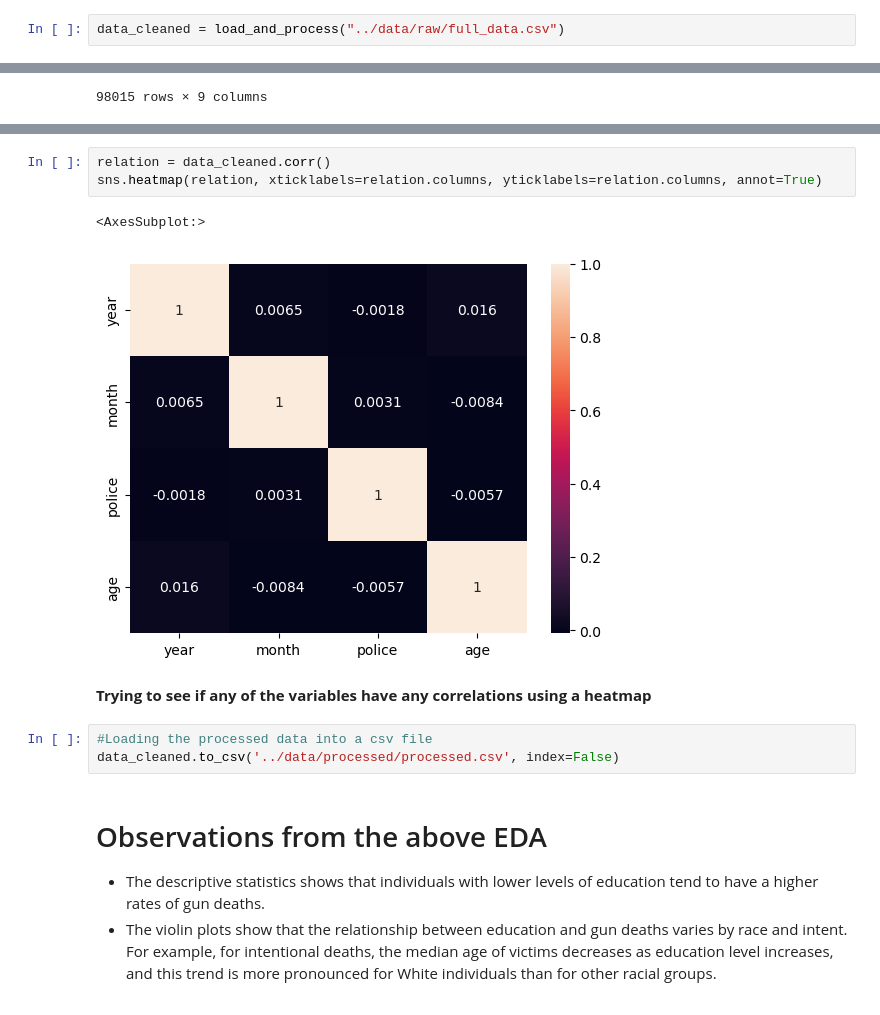
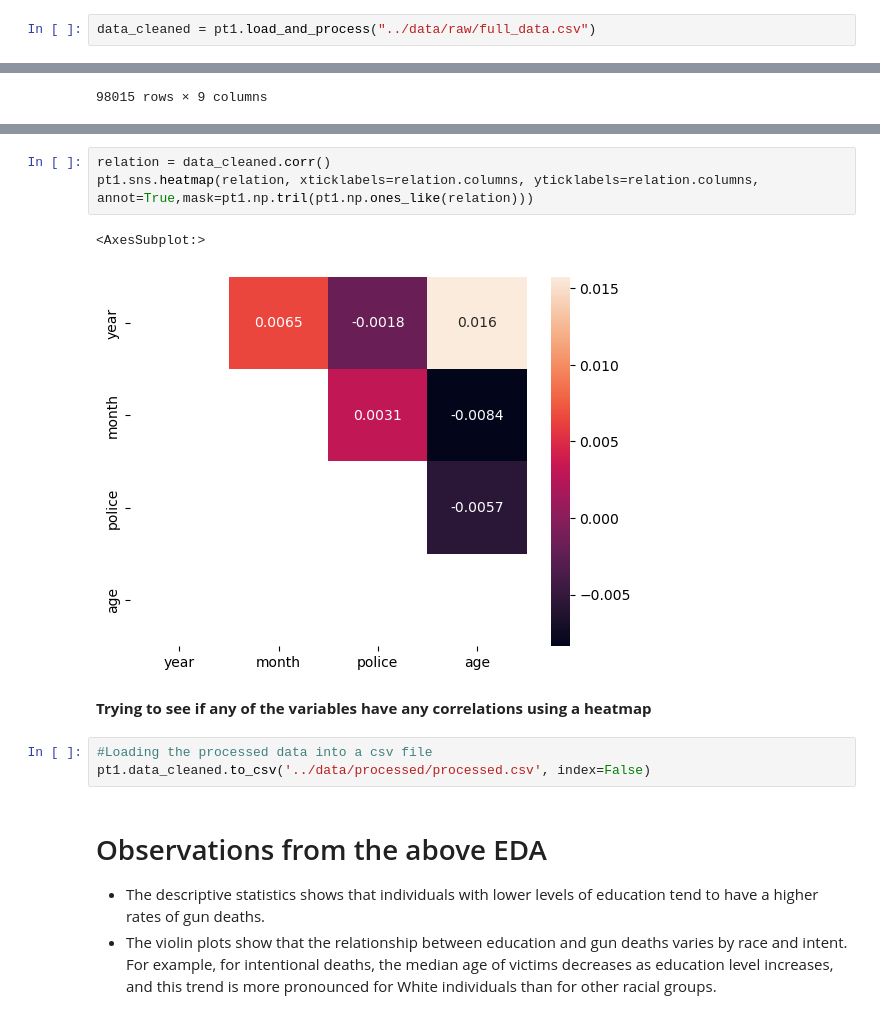
Before and after one commit to ubco-W2022T2-data301/project-group09, a Jupyter notebook: analysis/analysis1.ipynb, the cells around one changed output, grey strips where cells are left out. Drawn from its saved outputs; the diff is of its cells as text.

```diff
--- a/analysis/analysis1.ipynb
+++ b/analysis/analysis1.ipynb
@@ -15,7 +15,7 @@ import_libraries()
 # %% [markdown]
 ### Loading the dataset
 # %%
-data_cleaned = load_and_process("../data/raw/full_data.csv")
+data_cleaned = pt1.load_and_process("../data/raw/full_data.csv")
 # %%
 #Looking at the unique values of each variable in the dataset
 data_cleaned.nunique(axis=0)
@@ -128,14 +136,14 @@ plt.xticks(rotation=90)
 # %%
 relation = data_cleaned.corr()
-sns.heatmap(relation, xticklabels=relation.columns, yticklabels=relation.columns, annot=True)
+pt1.sns.heatmap(relation, xticklabels=relation.columns, yticklabels=relation.columns, annot=True,mask=pt1.np.tril(pt1.np.ones_like(relation)))
 # %% [output]
 <AxesSubplot:>
-[figure, old version]
+[figure, new version]
 # %% [markdown]
 **Trying to see if any of the variables have any correlations using a heatmap**
 # %%
 #Loading the processed data into a csv file
-data_cleaned.to_csv('../data/processed/processed.csv', index=False)
+pt1.data_cleaned.to_csv('../data/processed/processed.csv', index=False)
 # %% [markdown]
 # Observations from the above EDA
 - The descriptive statistics shows that individuals with lower levels of education tend to have a higher rates of gun deaths.
```
Also changed, not shown: parts of 10 cells of this notebook.
